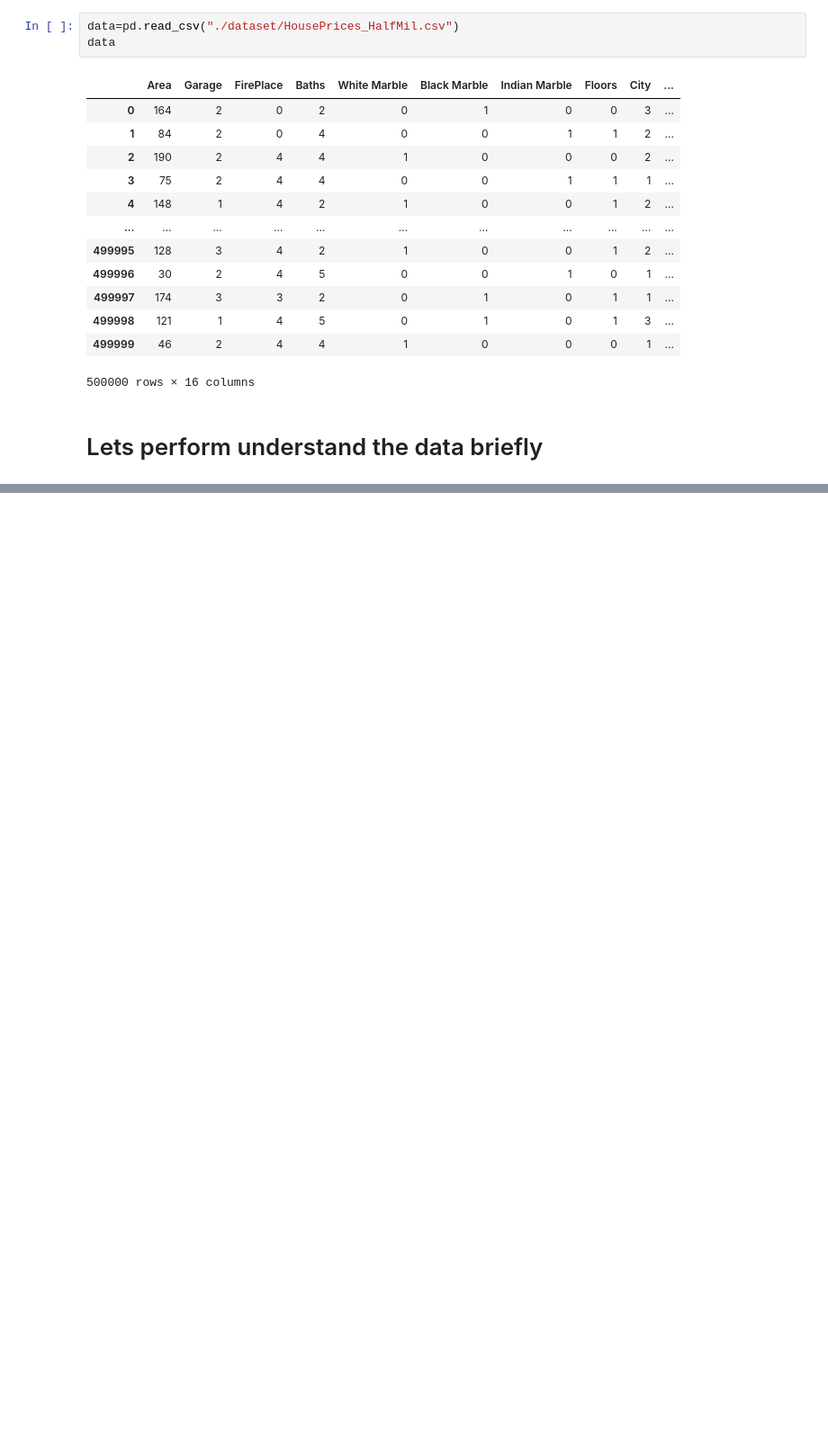
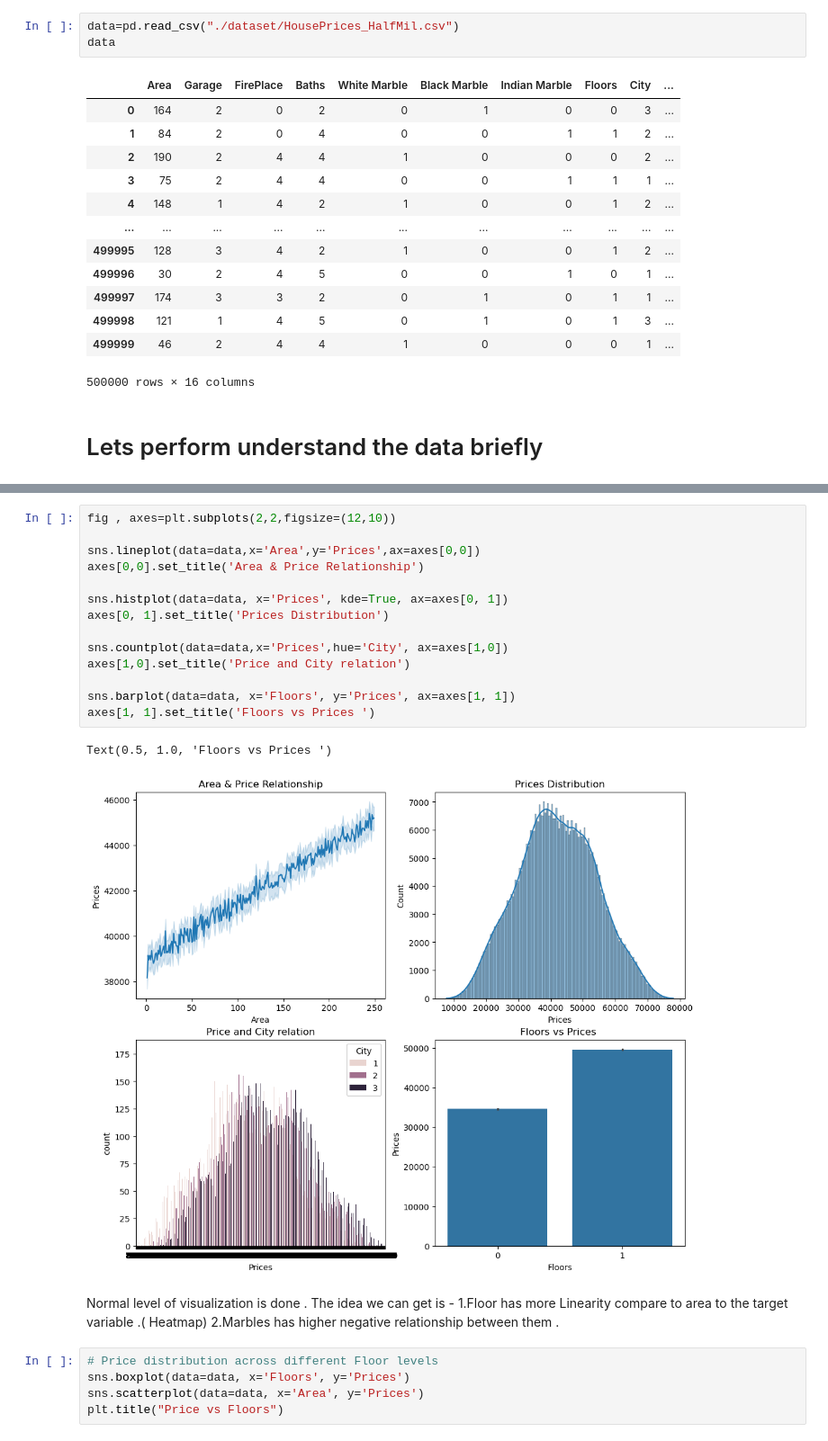
Before and after one commit to yadavchandan26/Machine-Learning, a Jupyter notebook: house_price_prediction.ipynb, the cells around one changed output, grey strips where cells are left out. Shown at 90% size. Saved outputs shown, nothing was run; the diff lists cells and outputs as text; blank space fills up the shorter version.

```diff
--- a/house_price_prediction.ipynb
+++ b/house_price_prediction.ipynb
@@ -50,0 +112,26 @@ AttributeError: 'Index' object has no attribute 'dtypes'
+# %%
+fig , axes=plt.subplots(2,2,figsize=(12,10))
+
+sns.lineplot(data=data,x='Area',y='Prices',ax=axes[0,0])
+axes[0,0].set_title('Area & Price Relationship')
+
+sns.histplot(data=data, x='Prices', kde=True, ax=axes[0, 1])
+axes[0, 1].set_title('Prices Distribution')
+
+sns.countplot(data=data,x='Prices',hue='City', ax=axes[1,0])
+axes[1,0].set_title('Price and City relation')
+
+sns.barplot(data=data, x='Floors', y='Prices', ax=axes[1, 1])
+axes[1, 1].set_title('Floors vs Prices ')
+# %% [output]
+Text(0.5, 1.0, 'Floors vs Prices ')
+[figure, added]
+# %% [markdown]
+Normal level of visualization is done . The idea we can get is -
+1.Floor has more Linearity compare to area to the target variable .( Heatmap)
+2.Marbles has higher negative relationship between them .
+# %%
+# Price distribution across different Floor levels
+sns.boxplot(data=data, x='Floors', y='Prices')
+sns.scatterplot(data=data, x='Area', y='Prices')
+plt.title("Price vs Floors")
```
Also changed, not shown: parts of 5 cells of this notebook.
